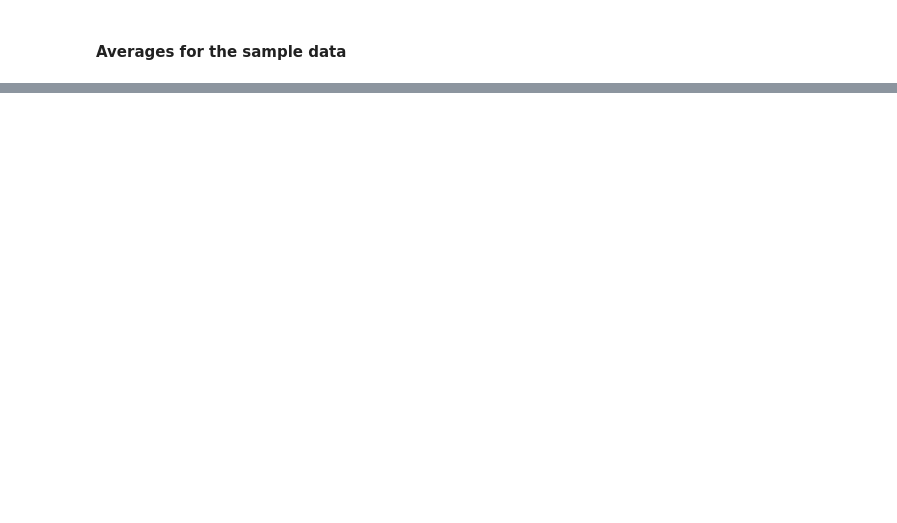
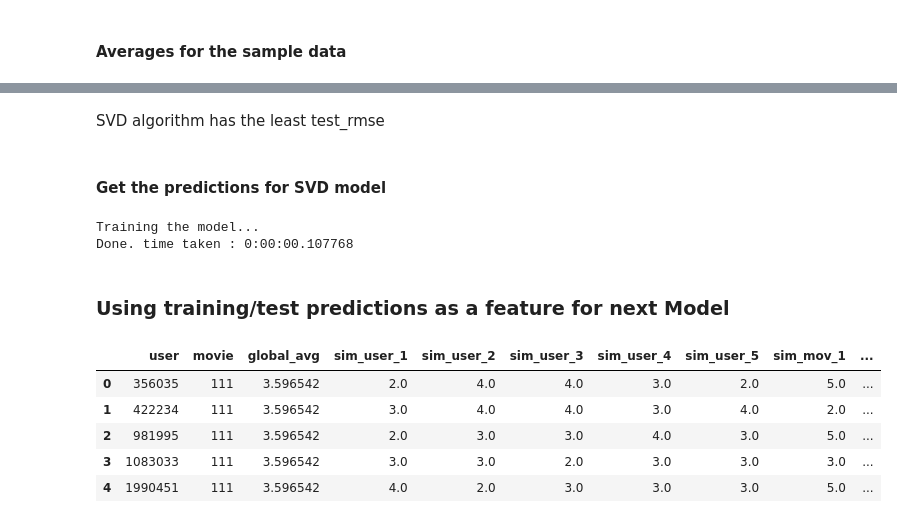
Before and after one commit to subhasisj/python-projects, a Jupyter notebook: Machine_Learning_Projects/Netflix_Movie_Recommendation/Netflix_movie_recommendation.ipynb, the cells around one changed output, grey strips where cells are left out. Saved outputs shown, nothing was run; the diff lists cells and outputs as text; code cells hidden in the pictures; blank space fills up the shorter version.

```diff
--- a/Machine_Learning_Projects/Netflix_Movie_Recommendation/Netflix_movie_recommendation.ipynb
+++ b/Machine_Learning_Projects/Netflix_Movie_Recommendation/Netflix_movie_recommendation.ipynb
@@ -473,0 +780,2 @@ print('\n No of ratings in Our Sampled train matrix is : {}\n'.format(sample_tra
+# %%
+reader = Reader(rating_scale=(1,5))
@@ -473,0 +804,3 @@ print('\n No of ratings in Our Sampled train matrix is : {}\n'.format(sample_tra
+# %%
+train_data = Dataset.load_from_df(reg_train_data[['user','movie','rating']],reader)
+train_set_surprise = train_data.build_full_trainset()
@@ -473,0 +860,17 @@ print('\n No of ratings in Our Sampled train matrix is : {}\n'.format(sample_tra
+# %% [markdown]
+SVD algorithm has the least test_rmse
+# %% [markdown]
+#### Get the predictions for SVD model
+# %%
+st = datetime.now()
+print('Training the model...')
+svd_model = SVD()
+svd_model.fit(train_set_surprise)
+print('Done. time taken : {} \n'.format(datetime.now()-st))
+# %% [output]
+Training the model...
+Done. time taken : 0:00:00.107768
+# %%
+svd_train_preds_raw = svd_model.test(train_set_surprise.build_testset())
+
+svd_train_preds = np.array([pred.est for pred in svd_train_preds_raw])
@@ -473,0 +881,12 @@ print('\n No of ratings in Our Sampled train matrix is : {}\n'.format(sample_tra
+# %% [markdown]
+### Using training/test predictions as a feature for next Model
+# %%
+reg_train_data['preds'] = svd_train_preds
+reg_train_data.head()
+# %% [output]
+|  | user | movie | global_avg | sim_user_1 | sim_user_2 | sim_user_3 | sim_user_4 | sim_user_5 | sim_mov_1 | ... |
+| 0 | 356035 | 111 | 3.596542 | 2.0 | 4.0 | 4.0 | 3.0 | 2.0 | 5.0 | ... |
+| 1 | 422234 | 111 | 3.596542 | 3.0 | 4.0 | 4.0 | 3.0 | 4.0 | 2.0 | ... |
+| 2 | 981995 | 111 | 3.596542 | 2.0 | 3.0 | 3.0 | 4.0 | 3.0 | 5.0 | ... |
+| 3 | 1083033 | 111 | 3.596542 | 3.0 | 3.0 | 2.0 | 3.0 | 3.0 | 3.0 | ... |
+| 4 | 1990451 | 111 | 3.596542 | 4.0 | 2.0 | 3.0 | 3.0 | 3.0 | 5.0 | ... |
```
Also changed, not shown: parts of 46 cells of this notebook, 7 other files.
